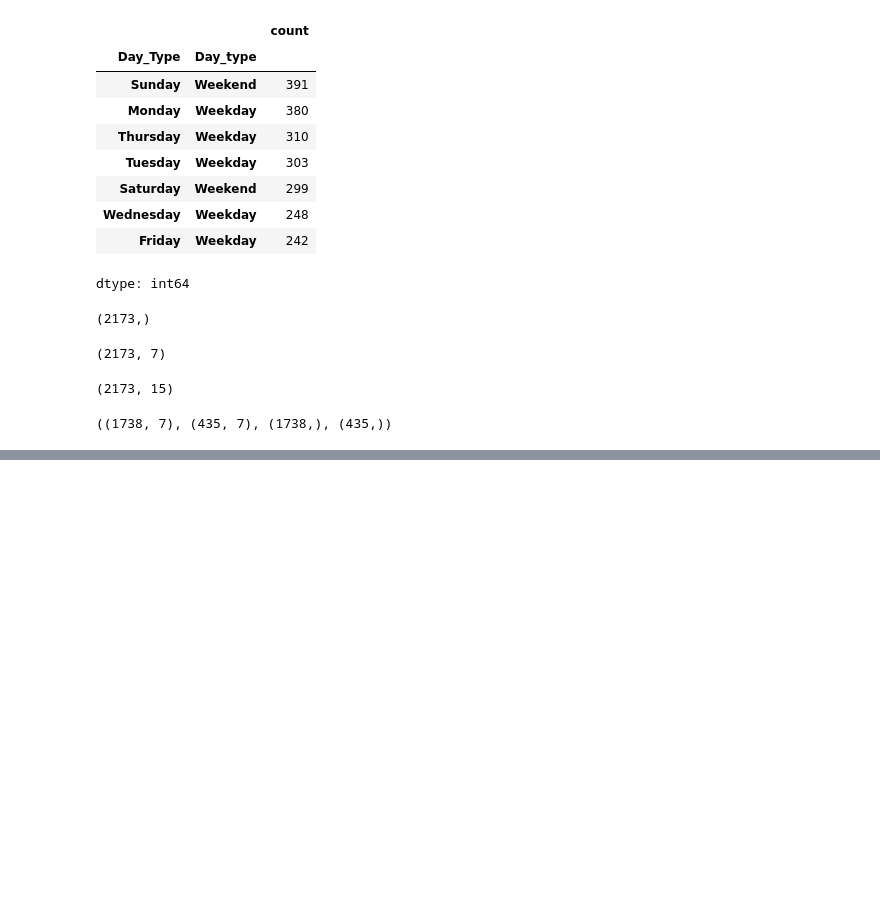
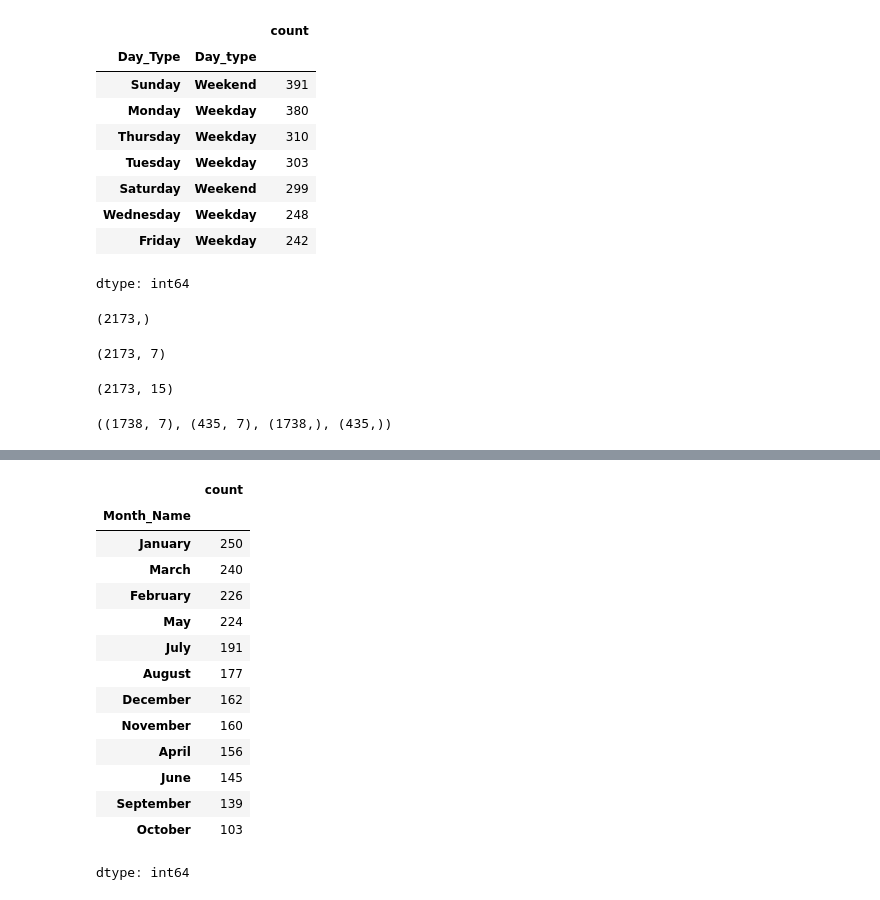
Before and after one commit to kailashchaudhary-p/Daily-Expense-Analyzer, a Jupyter notebook: Daily_Expense_Analyzer.ipynb, the cells around one changed output, grey strips where cells are left out. Cells and saved outputs as stored; diff of their text form; code cells hidden in the pictures; blank space fills up the shorter version.

```diff
--- a/Daily_Expense_Analyzer.ipynb
+++ b/Daily_Expense_Analyzer.ipynb
@@ -751,0 +809,18 @@ x_train.shape,x_test.shape,y_train.shape,y_test.shape
+# %%
+x["Month_Name"].value_counts()
+# %% [output]
+|  | count |
+| Month_Name |  |
+| January | 250 |
+| March | 240 |
+| February | 226 |
+| May | 224 |
+| July | 191 |
+| August | 177 |
+| December | 162 |
+| November | 160 |
+| April | 156 |
+| June | 145 |
+| September | 139 |
+| October | 103 |
+dtype: int64
```
Also changed, not shown: parts of 15 cells of this notebook.
